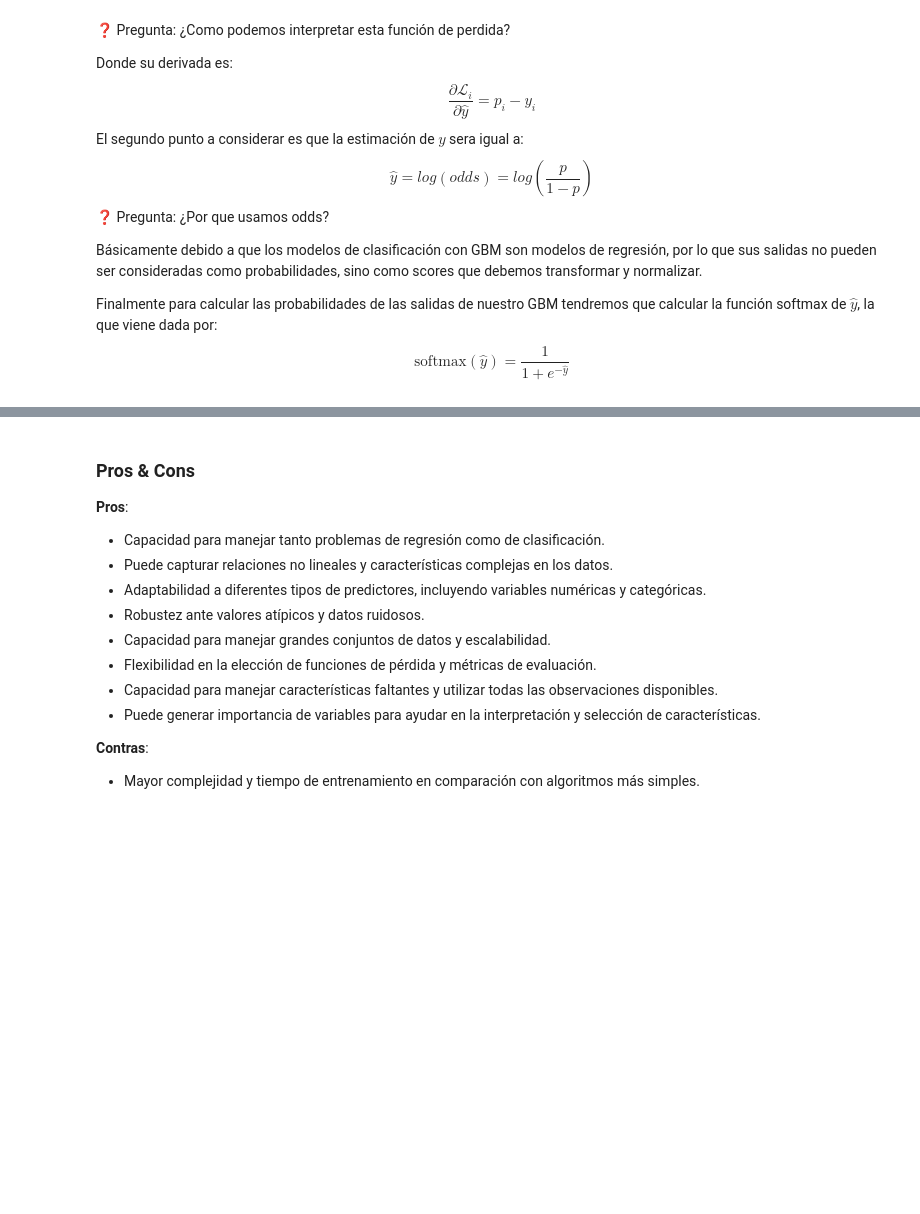
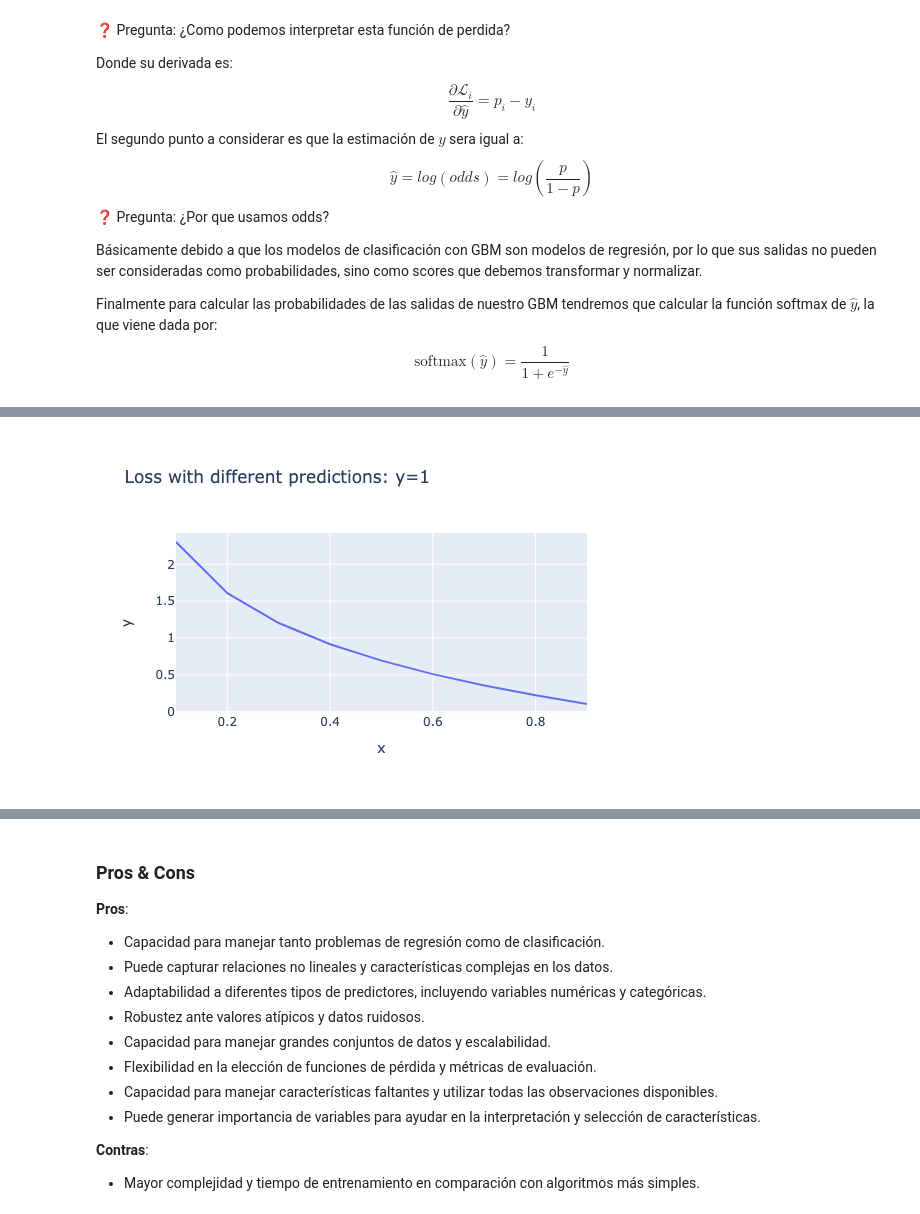
Before and after one commit to MDS7202/MDS7202, a Jupyter notebook: clases/2023-01/21_Boosting.ipynb, the cells around one changed output, grey strips where cells are left out. Saved outputs shown, nothing was run; the diff lists cells and outputs as text; code cells hidden in the pictures; blank space fills up the shorter version.

```diff
--- a/clases/2023-01/21_Boosting.ipynb
+++ b/clases/2023-01/21_Boosting.ipynb
@@ -78,13 +84,15 @@ y = 0
 # %%
 lis1, prob = [], []
 for i in range(1, 10):
-    y = 0
+    y = 1
     lis1.append(-(y* math.log(i/10) + (1-y)*math.log(1-i/10)))
     prob.append(i/10)
 
 import plotly.express as px
 
-px.line(prob, lis1)
+px.line(x=prob, y=lis1, title=f'Loss with different predictions: y={y}')
+# %% [output]
+[figure, added]
 # %% [markdown]
 ### Retrospectiva
 
```
Also changed, not shown: parts of 5 cells of this notebook, 1 other file.
